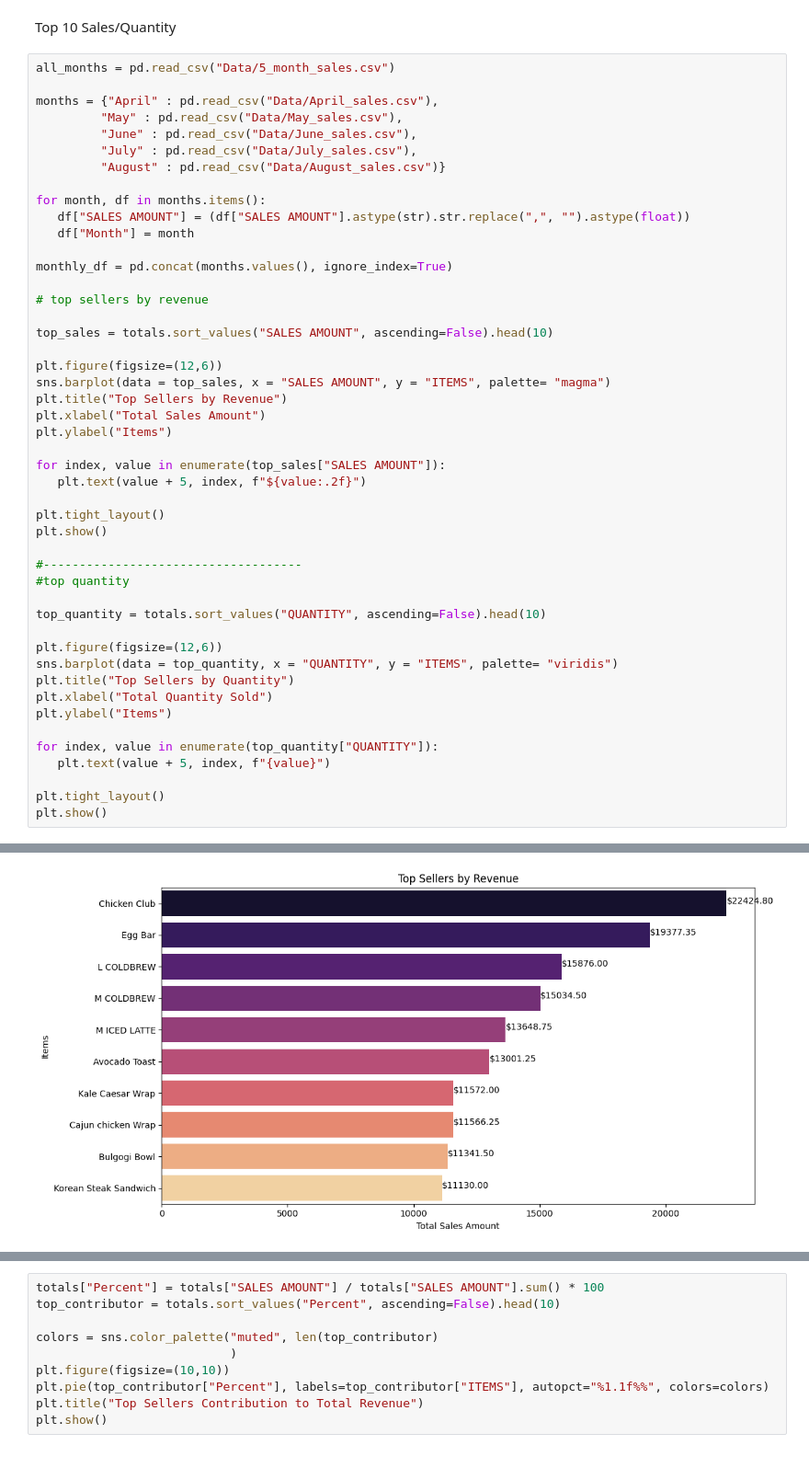
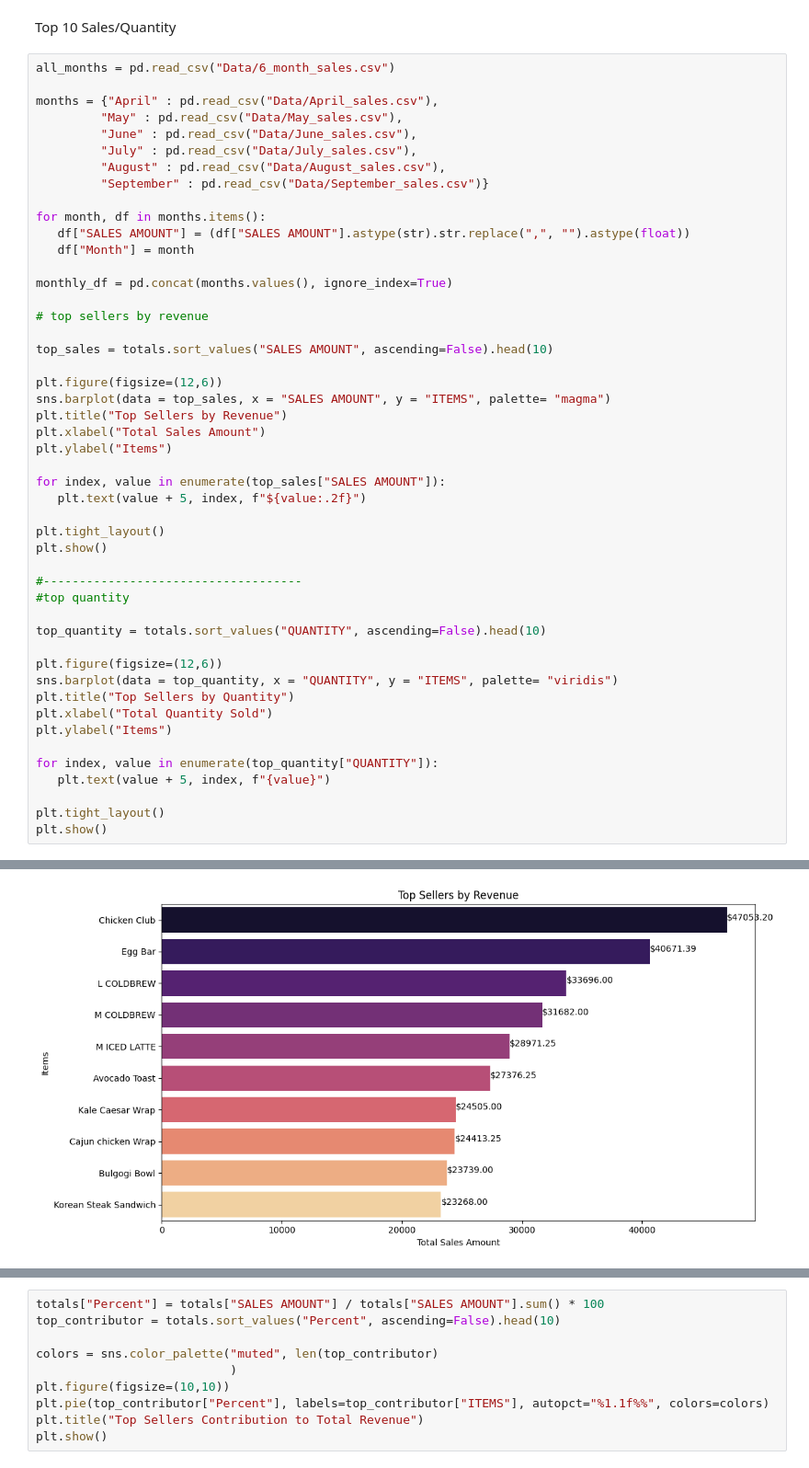
Before and after one commit to JoaquinP04/Projects, a Jupyter notebook: Coffe Shop Analysis/CoffeAnalysis.ipynb, the cells around one changed output, grey strips where cells are left out. Shown at 92% size. Cells and saved outputs as stored; diff of their text form.

Commit message:
aggregated all months

```diff
--- a/Coffe Shop Analysis/CoffeAnalysis.ipynb
+++ b/Coffe Shop Analysis/CoffeAnalysis.ipynb
@@ -60,13 +60,14 @@ print(totals.head(10))
 # %% [markdown]
 Top 10 Sales/Quantity
 # %%
-all_months = pd.read_csv("Data/5_month_sales.csv")
+all_months = pd.read_csv("Data/6_month_sales.csv")
 
 months = {"April" : pd.read_csv("Data/April_sales.csv"),
          "May" : pd.read_csv("Data/May_sales.csv"),
          "June" : pd.read_csv("Data/June_sales.csv"),
          "July" : pd.read_csv("Data/July_sales.csv"),
-         "August" : pd.read_csv("Data/August_sales.csv")}
+         "August" : pd.read_csv("Data/August_sales.csv"),
+         "September" : pd.read_csv("Data/September_sales.csv")}
 
 for month, df in months.items():
    df["SALES AMOUNT"] = (df["SALES AMOUNT"].astype(str).str.replace(",", "").astype(float))
@@ -83,34 +84,34 @@ sns.barplot(data = top_sales, x = "SALES AMOUNT", y = "ITEMS", palette= "magma")
 plt.title("Top Sellers by Revenue")
 plt.xlabel("Total Sales Amount")
 plt.ylabel("Items")
 
 for index, value in enumerate(top_sales["SALES AMOUNT"]):
    plt.text(value + 5, index, f"${value:.2f}")
 
 plt.tight_layout()
 plt.show()
 
 #------------------------------------
 #top quantity
 
 top_quantity = totals.sort_values("QUANTITY", ascending=False).head(10)
 
 plt.figure(figsize=(12,6))
 sns.barplot(data = top_quantity, x = "QUANTITY", y = "ITEMS", palette= "viridis")
 plt.title("Top Sellers by Quantity")
 plt.xlabel("Total Quantity Sold")
 plt.ylabel("Items")
 
 for index, value in enumerate(top_quantity["QUANTITY"]):
    plt.text(value + 5, index, f"{value}")
 
 plt.tight_layout()
 plt.show()
 # %% [output]
 Passing `palette` without assigning `hue` is deprecated and will be removed in v0.14.0. Assign the `y` variable to `hue` and set `legend=False` for the same effect.
 
   sns.barplot(data = top_sales, x = "SALES AMOUNT", y = "ITEMS", palette= "magma")
-[figure, old version]
+[figure, new version]
 Passing `palette` without assigning `hue` is deprecated and will be removed in v0.14.0. Assign the `y` variable to `hue` and set `legend=False` for the same effect.
 
   sns.barplot(data = top_quantity, x = "QUANTITY", y = "ITEMS", palette= "viridis")
```
Also changed, not shown: parts of 9 cells of this notebook, 3 other files.
